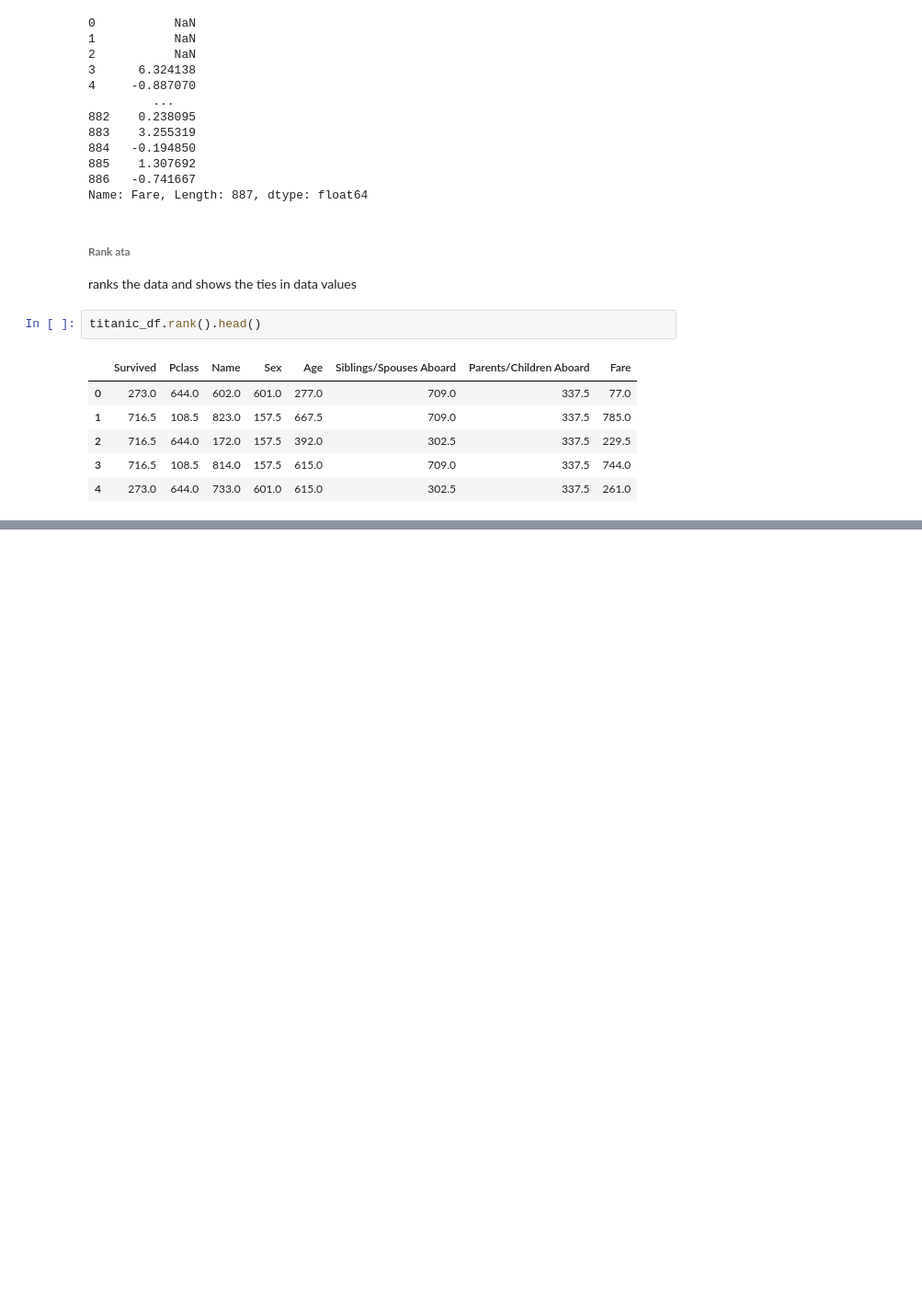
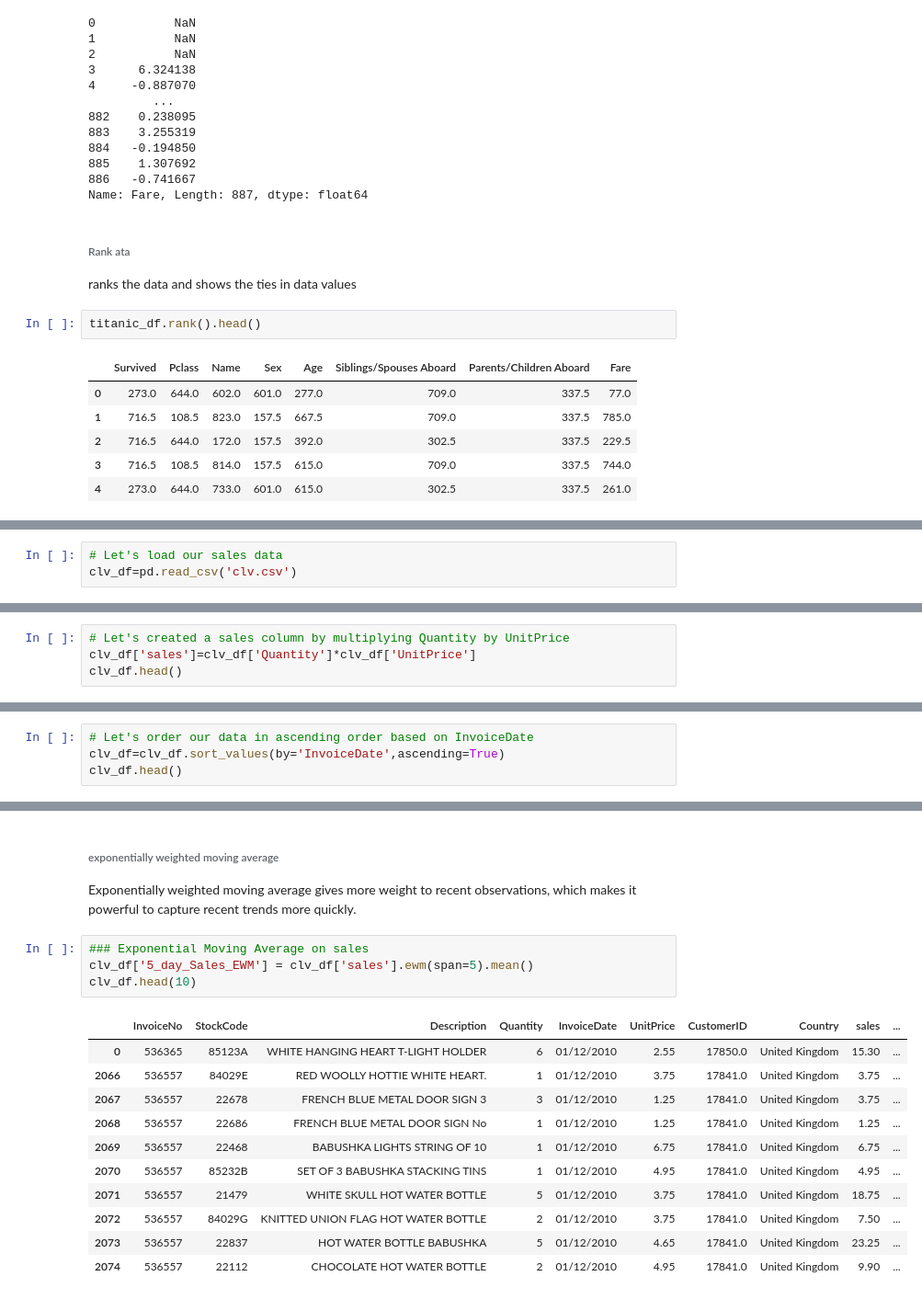
Before and after one commit to SammyOngaya/data2ml, a Jupyter notebook: pandas-function.ipynb, the cells around one changed output, grey strips where cells are left out. Shown at 92% size. Cells and saved outputs as stored; diff of their text form; blank space fills up the shorter version.

```diff
--- a/pandas-function.ipynb
+++ b/pandas-function.ipynb
@@ -2447,0 +2584,3 @@ titanic_df.rank().head()
+# %%
+# Let's load our sales data
+clv_df=pd.read_csv('clv.csv')
@@ -2447,0 +2596,4 @@ titanic_df.rank().head()
+# %%
+# Let's created a sales column by multiplying Quantity by UnitPrice
+clv_df['sales']=clv_df['Quantity']*clv_df['UnitPrice']
+clv_df.head()
@@ -2447,0 +2607,4 @@ titanic_df.rank().head()
+# %%
+# Let's order our data in ascending order based on InvoiceDate
+clv_df=clv_df.sort_values(by='InvoiceDate',ascending=True)
+clv_df.head()
@@ -2447,0 +2618,19 @@ titanic_df.rank().head()
+# %% [markdown]
+###### exponentially weighted moving average
+Exponentially weighted moving average gives more weight to recent observations, which makes it powerful to capture recent trends more quickly.
+# %%
+### Exponential Moving Average on sales
+clv_df['5_day_Sales_EWM'] = clv_df['sales'].ewm(span=5).mean()
+clv_df.head(10)
+# %% [output]
+|  | InvoiceNo | StockCode | Description | Quantity | InvoiceDate | UnitPrice | CustomerID | Country | sales | ... |
+| 0 | 536365 | 85123A | WHITE HANGING HEART T-LIGHT HOLDER | 6 | 01/12/2010 | 2.55 | 17850.0 | United Kingdom | 15.30 | ... |
+| 2066 | 536557 | 84029E | RED WOOLLY HOTTIE WHITE HEART. | 1 | 01/12/2010 | 3.75 | 17841.0 | United Kingdom | 3.75 | ... |
+| 2067 | 536557 | 22678 | FRENCH BLUE METAL DOOR SIGN 3 | 3 | 01/12/2010 | 1.25 | 17841.0 | United Kingdom | 3.75 | ... |
+| 2068 | 536557 | 22686 | FRENCH BLUE METAL DOOR SIGN No | 1 | 01/12/2010 | 1.25 | 17841.0 | United Kingdom | 1.25 | ... |
+| 2069 | 536557 | 22468 | BABUSHKA LIGHTS STRING OF 10 | 1 | 01/12/2010 | 6.75 | 17841.0 | United Kingdom | 6.75 | ... |
+| 2070 | 536557 | 85232B | SET OF 3 BABUSHKA STACKING TINS | 1 | 01/12/2010 | 4.95 | 17841.0 | United Kingdom | 4.95 | ... |
+| 2071 | 536557 | 21479 | WHITE SKULL HOT WATER BOTTLE | 5 | 01/12/2010 | 3.75 | 17841.0 | United Kingdom | 18.75 | ... |
+| 2072 | 536557 | 84029G | KNITTED UNION FLAG HOT WATER BOTTLE | 2 | 01/12/2010 | 3.75 | 17841.0 | United Kingdom | 7.50 | ... |
+| 2073 | 536557 | 22837 | HOT WATER BOTTLE BABUSHKA | 5 | 01/12/2010 | 4.65 | 17841.0 | United Kingdom | 23.25 | ... |
+| 2074 | 536557 | 22112 | CHOCOLATE HOT WATER BOTTLE | 2 | 01/12/2010 | 4.95 | 17841.0 | United Kingdom | 9.90 | ... |
```
Also changed, not shown: parts of 38 cells of this notebook, 1 other file.
